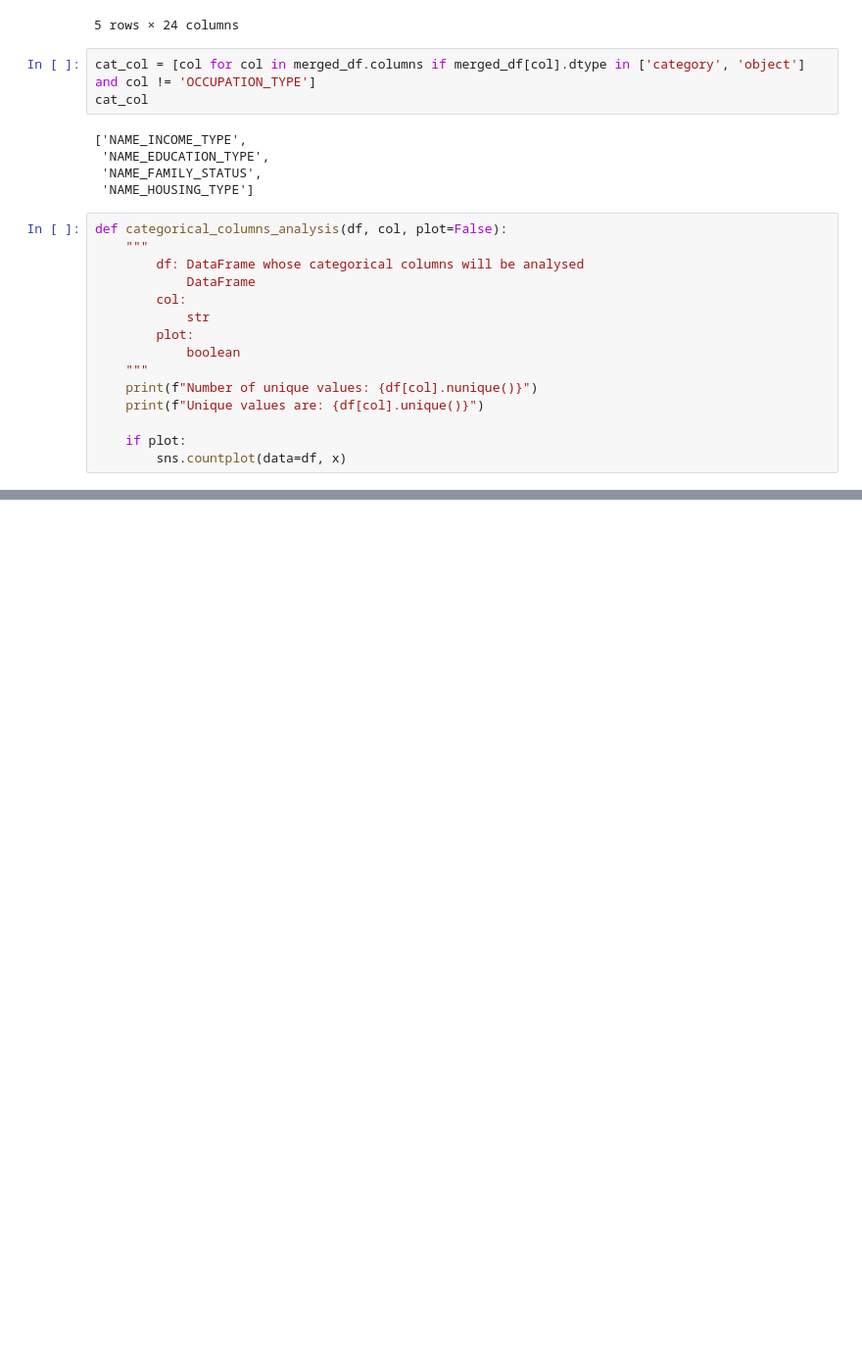
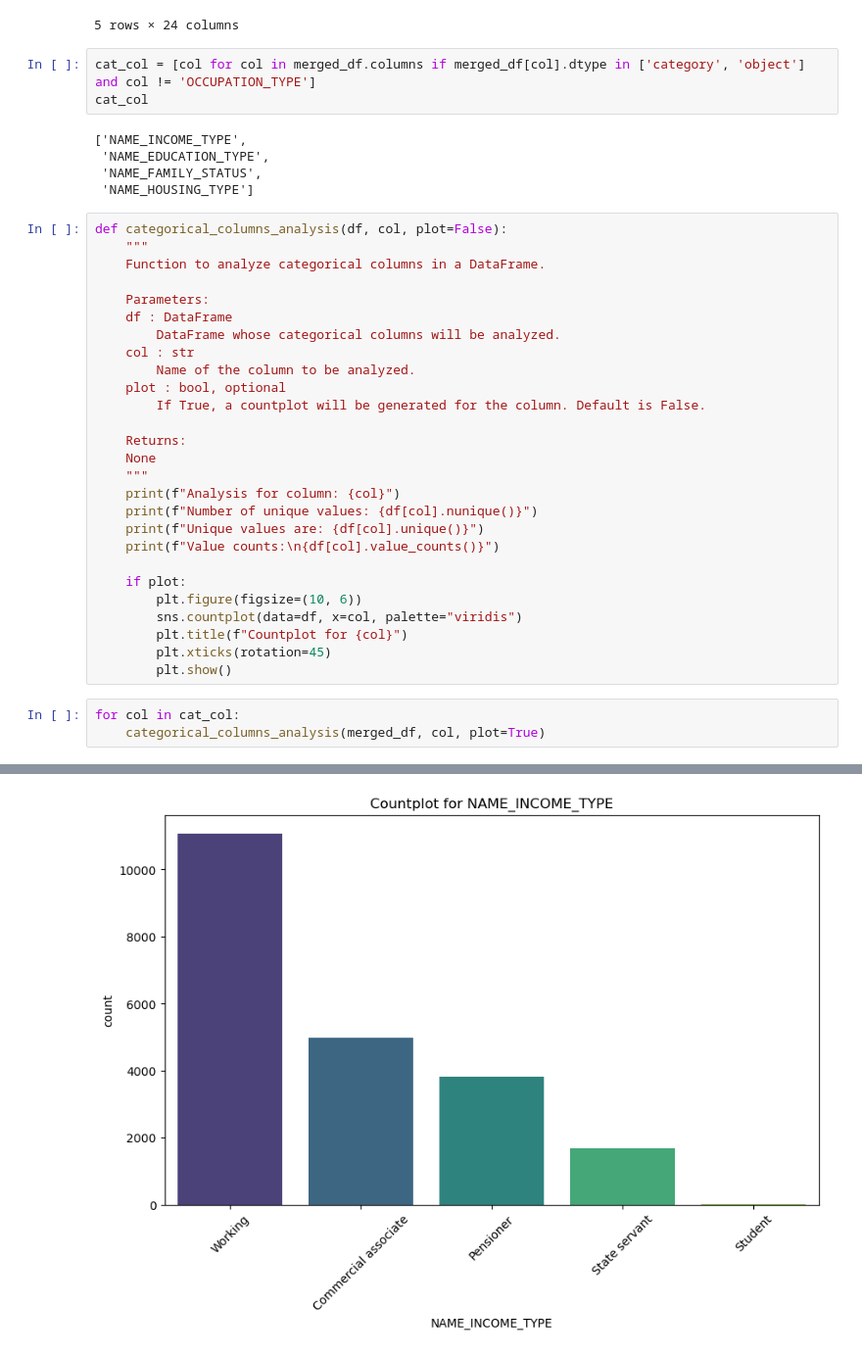
Before and after one commit to anilcemalyasar/INF505-DataMining, a Jupyter notebook: Kapitel 8/main.ipynb, the cells around one changed output, grey strips where cells are left out. Shown at 98% size. Cells and saved outputs as stored; diff of their text form; blank space fills up the shorter version.

```diff
--- a/Kapitel 8/main.ipynb
+++ b/Kapitel 8/main.ipynb
@@ -250,15 +250,31 @@ cat_col
 # %%
 def categorical_columns_analysis(df, col, plot=False):
     """
-        df: DataFrame whose categorical columns will be analysed
-            DataFrame
-        col:
-            str
-        plot:
-            boolean
+    Function to analyze categorical columns in a DataFrame.
+
+    Parameters:
+    df : DataFrame
+        DataFrame whose categorical columns will be analyzed.
+    col : str
+        Name of the column to be analyzed.
+    plot : bool, optional
+        If True, a countplot will be generated for the column. Default is False.
+
+    Returns:
+    None
     """
+    print(f"Analysis for column: {col}")
     print(f"Number of unique values: {df[col].nunique()}")
     print(f"Unique values are: {df[col].unique()}")
+    print(f"Value counts:\n{df[col].value_counts()}")
 
     if plot:
-        sns.countplot(data=df, x)
+        plt.figure(figsize=(10, 6))
+        sns.countplot(data=df, x=col, palette="viridis")
+        plt.title(f"Countplot for {col}")
+        plt.xticks(rotation=45)
+        plt.show()
+# %%
+for col in cat_col:
+    categorical_columns_analysis(merged_df, col, plot=True)
+# %% [output]
@@ -264,0 +292 @@ def categorical_columns_analysis(df, col, plot=False):
+[figure, added]
```
Also changed, not shown: parts of 10 cells of this notebook.
